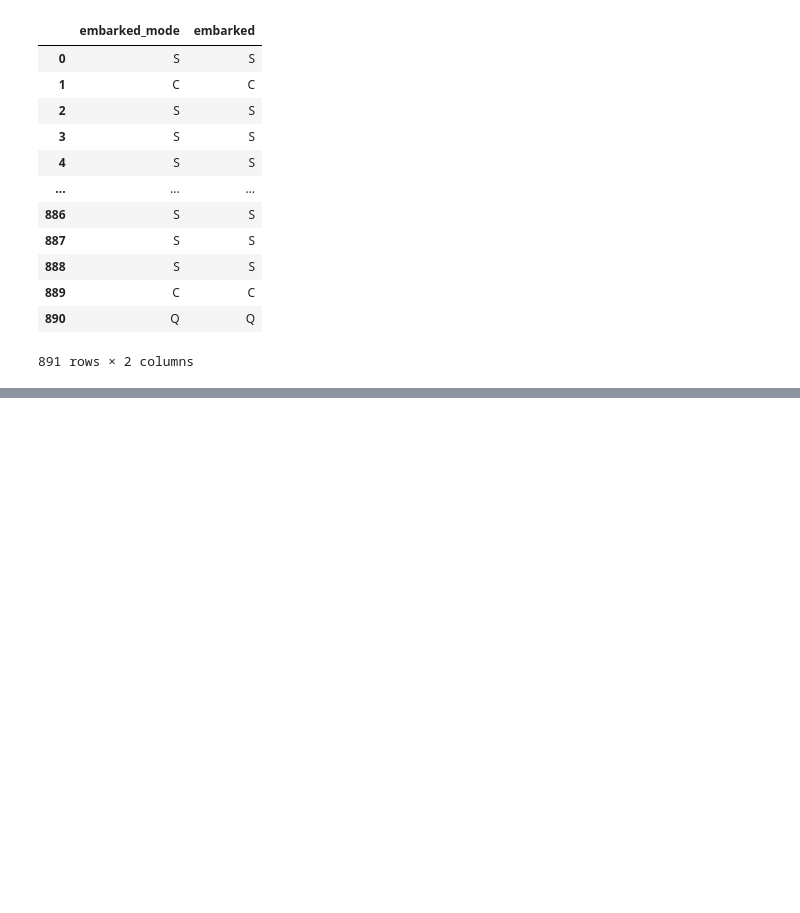
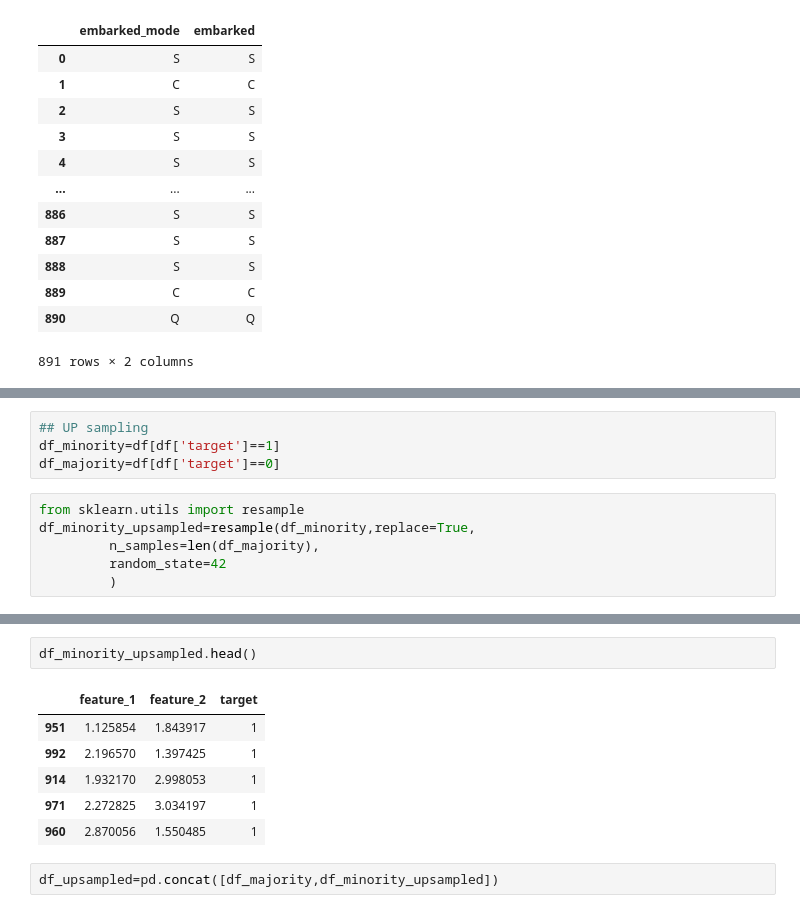
Before and after one commit to addy-25/MLpract, a Jupyter notebook: handlingMissingValues.ipynb, the cells around one changed output, grey strips where cells are left out. Saved outputs shown, nothing was run; the diff lists cells and outputs as text; blank space fills up the shorter version.

```diff
--- a/handlingMissingValues.ipynb
+++ b/handlingMissingValues.ipynb
@@ -227,0 +284,10 @@ df[['embarked_mode','embarked']]
+# %%
+## UP sampling
+df_minority=df[df['target']==1]
+df_majority=df[df['target']==0]
+# %%
+from sklearn.utils import resample
+df_minority_upsampled=resample(df_minority,replace=True,
+         n_samples=len(df_majority),
+         random_state=42
+         )
@@ -227,0 +298,11 @@ df[['embarked_mode','embarked']]
+# %%
+df_minority_upsampled.head()
+# %% [output]
+|  | feature_1 | feature_2 | target |
+| 951 | 1.125854 | 1.843917 | 1 |
+| 992 | 2.196570 | 1.397425 | 1 |
+| 914 | 1.932170 | 2.998053 | 1 |
+| 971 | 2.272825 | 3.034197 | 1 |
+| 960 | 2.870056 | 1.550485 | 1 |
+# %%
+df_upsampled=pd.concat([df_majority,df_minority_upsampled])
```
Also changed, not shown: parts of 18 cells of this notebook.
